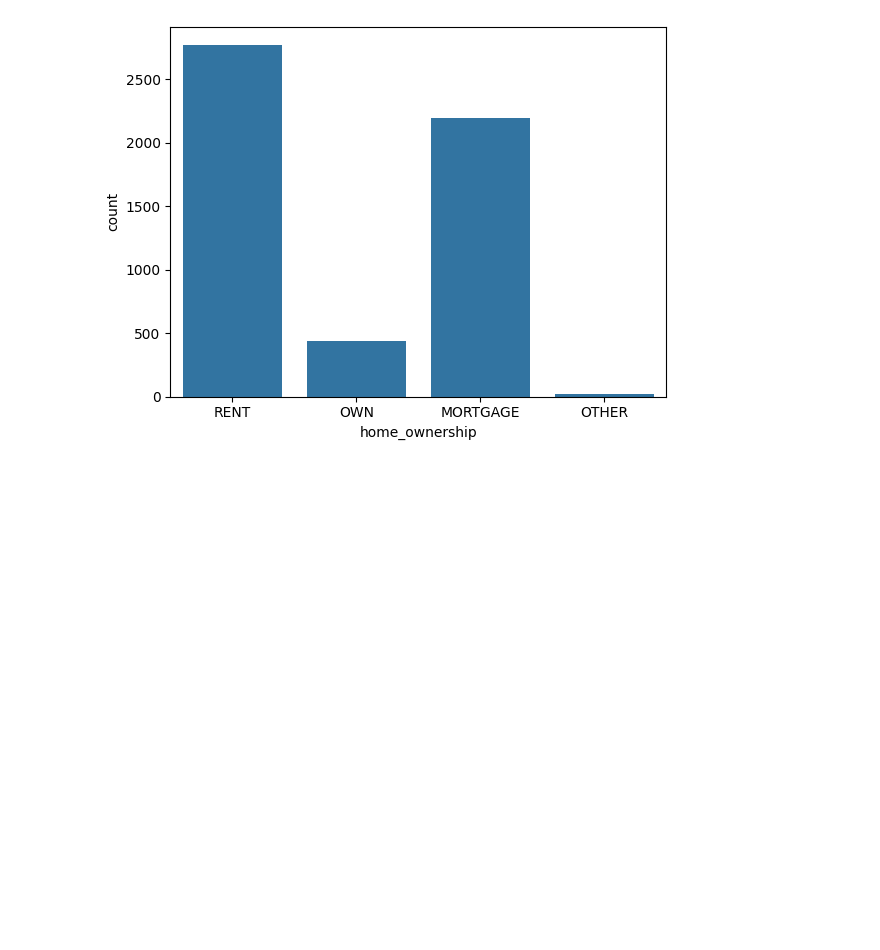
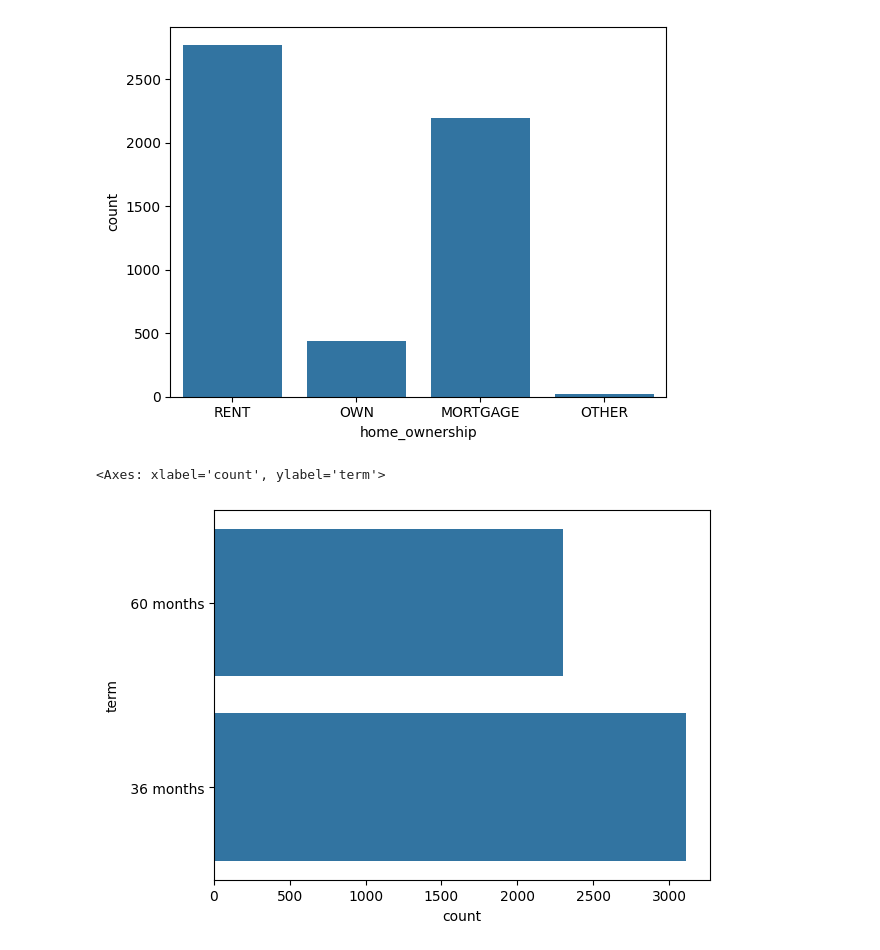
Before and after one commit to vikasmestry/LendingClubCaseStudy, a Jupyter notebook: LendingClubCaseStudy.ipynb, the cells around one changed output. Saved outputs shown, nothing was run; the diff lists cells and outputs as text; code cells hidden in the pictures; blank space fills up the shorter version.

```diff
--- a/LendingClubCaseStudy.ipynb
+++ b/LendingClubCaseStudy.ipynb
@@ -514,3 +514,8 @@ sns.countplot(x='home_ownership', data=loanData[loanData['loan_status'] == 'Char
 # %% [output]
 <Axes: xlabel='home_ownership', ylabel='count'>
 [figure]
+# %%
+sns.countplot(y='term', data=loanData[loanData['loan_status']=='Charged Off'])
+# %% [output]
+<Axes: xlabel='count', ylabel='term'>
+[figure, added]
```
